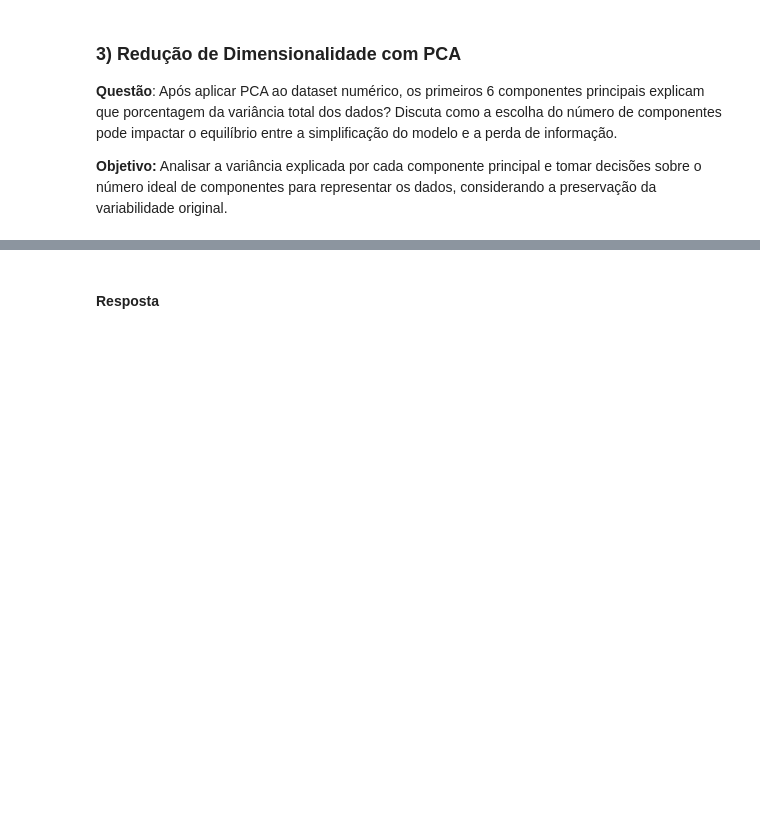
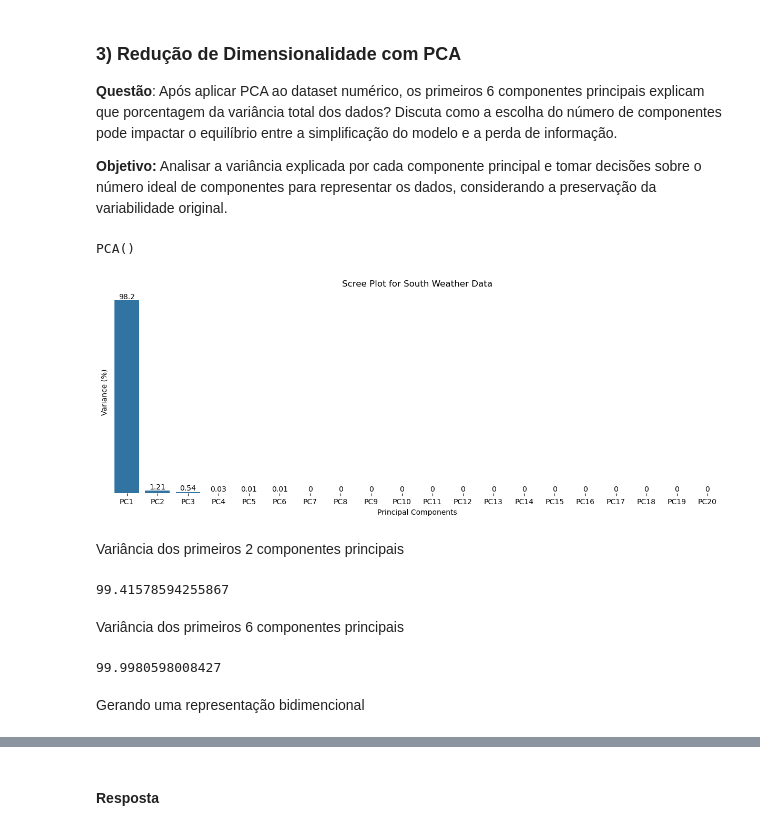
Before and after one commit to Squinelato/eEDB-001-2024-4, a Jupyter notebook: exercise_2/notebook.ipynb, the cells around one changed output, grey strips where cells are left out. Cells and saved outputs as stored; diff of their text form; code cells hidden in the pictures; blank space fills up the shorter version.

```diff
--- a/exercise_2/notebook.ipynb
+++ b/exercise_2/notebook.ipynb
@@ -172,3 +174,49 @@ pelas duas, não traria maior vantagem significativa, além de que ao removermos
 **Questão**: Após aplicar PCA ao dataset numérico, os primeiros 6 componentes principais explicam que porcentagem da variância total dos dados? Discuta como a escolha do número de componentes pode impactar o equilíbrio entre a simplificação do modelo e a perda de informação.
 
 **Objetivo:** Analisar a variância explicada por cada componente principal e tomar decisões sobre o número ideal de componentes para representar os dados, considerando a preservação da variabilidade original.
+# %%
+pca = PCA()
+# %%
+pca.fit(south_weather_chunk_imputation)
+# %% [output]
+PCA()
+# %%
+plt.figure(figsize=(15,5))
+
+pcs_variation_ratio_rounded = np.round(pca.explained_variance_ratio_ * 100, 2)
+pcs = [f'PC{i}' for i in range(1, south_weather_chunk_imputation.shape[1] + 1)]
+
+df_pca = pd.DataFrame({
+    'variance': pcs_variation_ratio_rounded,
+    'pcs': pcs
+})
+
+ax = sns.barplot(df_pca, y='variance', x='pcs')
+ax.bar_label(ax.containers[0], fontsize=10)
+
+ax.set(yticklabels=[])
+ax.set(yticks=[])
+
+plt.xlabel('Principal Components')
+plt.ylabel('Variance (%)')
+plt.title('Scree Plot for South Weather Data')
+
+sns.despine(top=True, right=True, left=True, bottom=True)
+
+plt.show()
+# %% [output]
+[figure, added]
+# %% [markdown]
+Variância dos primeiros 2 componentes principais
+# %%
+(pca.explained_variance_ratio_ * 100)[:2].sum()
+# %% [output]
+99.41578594255867
+# %% [markdown]
+Variância dos primeiros 6 componentes principais
+# %%
+(pca.explained_variance_ratio_ * 100)[:6].sum()
+# %% [output]
+99.9980598008427
+# %% [markdown]
+Gerando uma representação bidimencional
```
Also changed, not shown: parts of 6 cells of this notebook.
